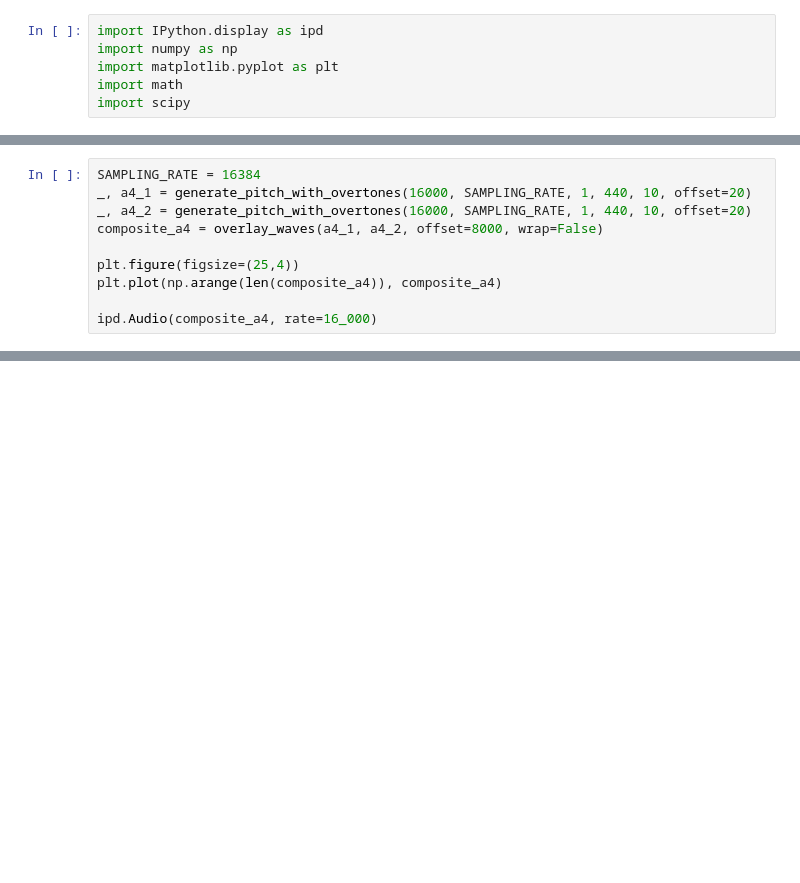
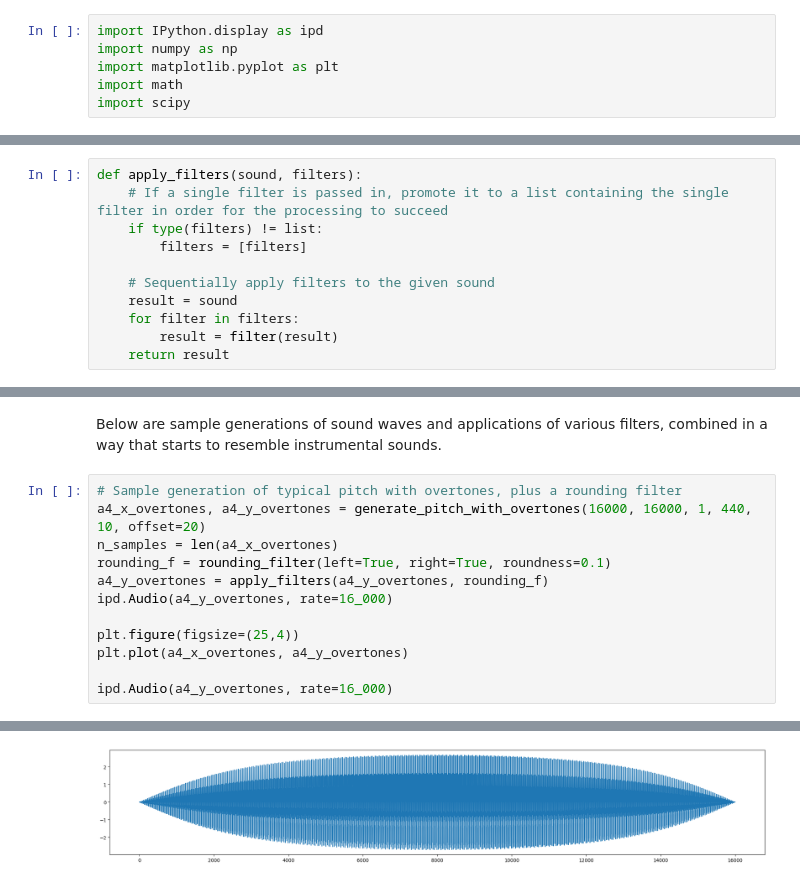
Before and after one commit to NDC227/IntroComputerMusic, a Jupyter notebook: sound_processing.ipynb, the cells around one changed output, grey strips where cells are left out. Drawn from its saved outputs; the diff is of its cells as text; blank space fills up the shorter version.

```diff
--- a/sound_processing.ipynb
+++ b/sound_processing.ipynb
@@ -179,10 +6,0 @@ ipd.Audio(a4_y_overtones, rate=16_000)
-# %%
-SAMPLING_RATE = 16384
-_, a4_1 = generate_pitch_with_overtones(16000, SAMPLING_RATE, 1, 440, 10, offset=20)
-_, a4_2 = generate_pitch_with_overtones(16000, SAMPLING_RATE, 1, 440, 10, offset=20)
-composite_a4 = overlay_waves(a4_1, a4_2, offset=8000, wrap=False)
-
-plt.figure(figsize=(25,4))
-plt.plot(np.arange(len(composite_a4)), composite_a4)
-
-ipd.Audio(composite_a4, rate=16_000)
@@ -288,0 +75,11 @@ ipd.Audio(single_a4, rate=16_000)
+# %%
+def apply_filters(sound, filters):
+    # If a single filter is passed in, promote it to a list containing the single filter in order for the processing to succeed
+    if type(filters) != list:
+        filters = [filters]
+
+    # Sequentially apply filters to the given sound
+    result = sound
+    for filter in filters:
+        result = filter(result)
+    return result
@@ -288,0 +183,15 @@ ipd.Audio(single_a4, rate=16_000)
+# %% [markdown]
+Below are sample generations of sound waves and applications of various filters, combined in a way that starts to resemble instrumental sounds.
+# %%
+# Sample generation of typical pitch with overtones, plus a rounding filter
+a4_x_overtones, a4_y_overtones = generate_pitch_with_overtones(16000, 16000, 1, 440, 10, offset=20)
+n_samples = len(a4_x_overtones)
+rounding_f = rounding_filter(left=True, right=True, roundness=0.1)
+a4_y_overtones = apply_filters(a4_y_overtones, rounding_f)
+ipd.Audio(a4_y_overtones, rate=16_000)
+
+plt.figure(figsize=(25,4))
+plt.plot(a4_x_overtones, a4_y_overtones)
+
+ipd.Audio(a4_y_overtones, rate=16_000)
+# %% [output]
@@ -288,0 +199 @@ ipd.Audio(single_a4, rate=16_000)
+[figure, added]
```
Also changed, not shown: parts of 46 cells of this notebook.
